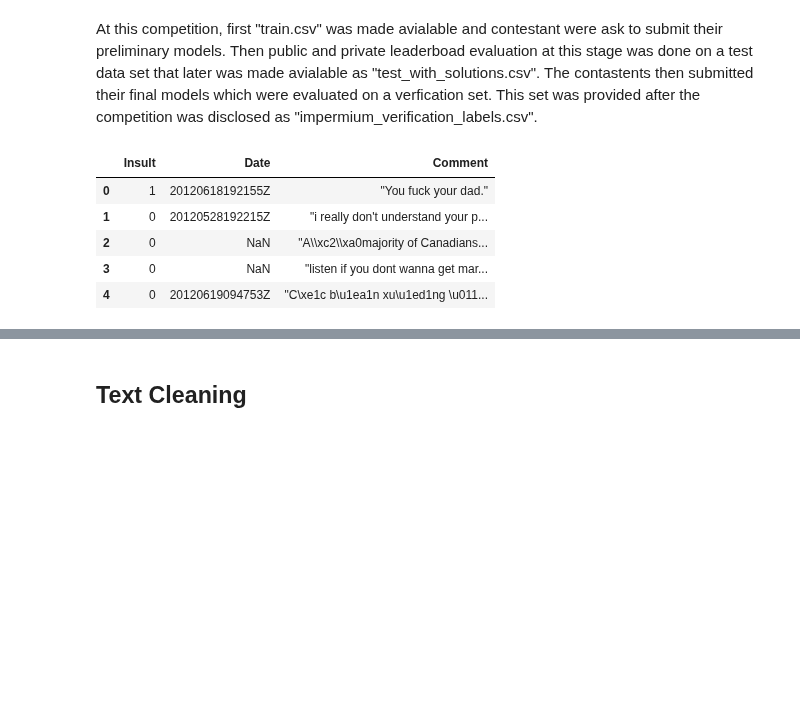
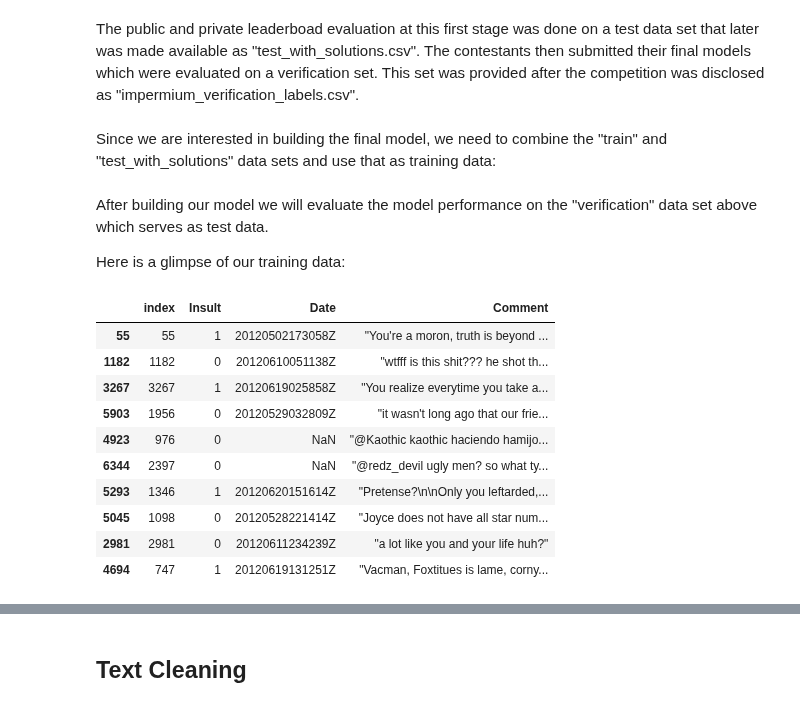
Before and after one commit to amirnasri/Data-Science, a Jupyter notebook: ds_blog/content/insults_kaggle.ipynb, the cells around one changed output, grey strips where cells are left out. Cells and saved outputs as stored; diff of their text form; code cells hidden in the pictures; blank space fills up the shorter version.

```diff
--- a/ds_blog/content/insults_kaggle.ipynb
+++ b/ds_blog/content/insults_kaggle.ipynb
@@ -2,0 +9,5 @@
+# %%
+import pandas as pd
+pd.set_option('max_colwidth', 1000)
+train = pd.read_csv("data/train.csv")
+train.sample(5)
@@ -3,18 +21,28 @@
 # %% [markdown]
-At this competition, first "train.csv" was made avialable and contestant were ask to submit their preliminary models. Then public and private leaderboad evaluation at this stage was done on a test data set that later was made avialable as "test_with_solutions.csv". The contastents then submitted their final models which were evaluated on a verfication set. This set was provided after the competition was disclosed as "impermium_verification_labels.csv".
+The public and private leaderboad evaluation at this first stage was done on a test data set that later was made available as "test_with_solutions.csv". The contestants then submitted their final models which were evaluated on a verification set. This set was provided after the competition was disclosed as "impermium_verification_labels.csv".
-# %%
-import pandas as pd
-train = pd.read_csv("data/train.csv")
-train.sample()
-# %% [output]
-|  | Insult | Date | Comment |
-| 0 | 1 | 20120618192155Z | "You fuck your dad." |
-| 1 | 0 | 20120528192215Z | "i really don't understand your p... |
-| 2 | 0 | NaN | "A\\xc2\\xa0majority of Canadians... |
-| 3 | 0 | NaN | "listen if you dont wanna get mar... |
-| 4 | 0 | 20120619094753Z | "C\xe1c b\u1ea1n xu\u1ed1ng \u011... |
 # %%
 test_with_solutions = pd.read_csv("data/test_with_solutions.csv")
 verfication_set = pd.read_csv("data/impermium_verification_labels.csv")
+# %% [markdown]
+Since we are interested in building the final model, we need to combine the "train" and "test_with_solutions" data sets and use that as training data:
 # %%
 train_total = pd.concat([train, test_with_solutions.iloc[:, :-1]]).reset_index()
+# %% [markdown]
+After building our model we will evaluate the model performance on the "verification" data set above which serves as test data.
+
+Here is a glimpse of our training data:
+# %%
+pd.set_option('max_colwidth', 1000)
+train_total.sample(10)
+# %% [output]
+|  | index | Insult | Date | Comment |
+| 55 | 55 | 1 | 20120502173058Z | "You're a moron, truth is beyond ... |
+| 1182 | 1182 | 0 | 20120610051138Z | "wtfff is this shit??? he shot th... |
+| 3267 | 3267 | 1 | 20120619025858Z | "You realize everytime you take a... |
+| 5903 | 1956 | 0 | 20120529032809Z | "it wasn't long ago that our frie... |
+| 4923 | 976 | 0 | NaN | "@Kaothic kaothic haciendo hamijo... |
+| 6344 | 2397 | 0 | NaN | "@redz_devil ugly men? so what ty... |
+| 5293 | 1346 | 1 | 20120620151614Z | "Pretense?\n\nOnly you leftarded,... |
+| 5045 | 1098 | 0 | 20120528221414Z | "Joyce does not have all star num... |
+| 2981 | 2981 | 0 | 20120611234239Z | "a lot like you and your life huh?" |
+| 4694 | 747 | 1 | 20120619131251Z | "Vacman, Foxtitues is lame, corny... |
```
Also changed, not shown: parts of 47 cells of this notebook, 1 other file.
